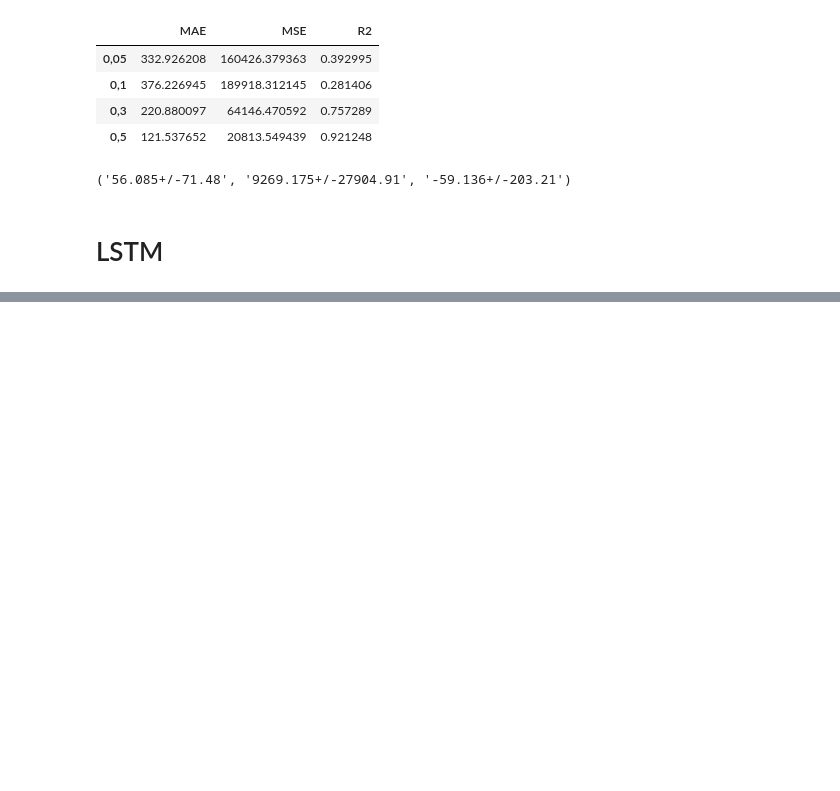
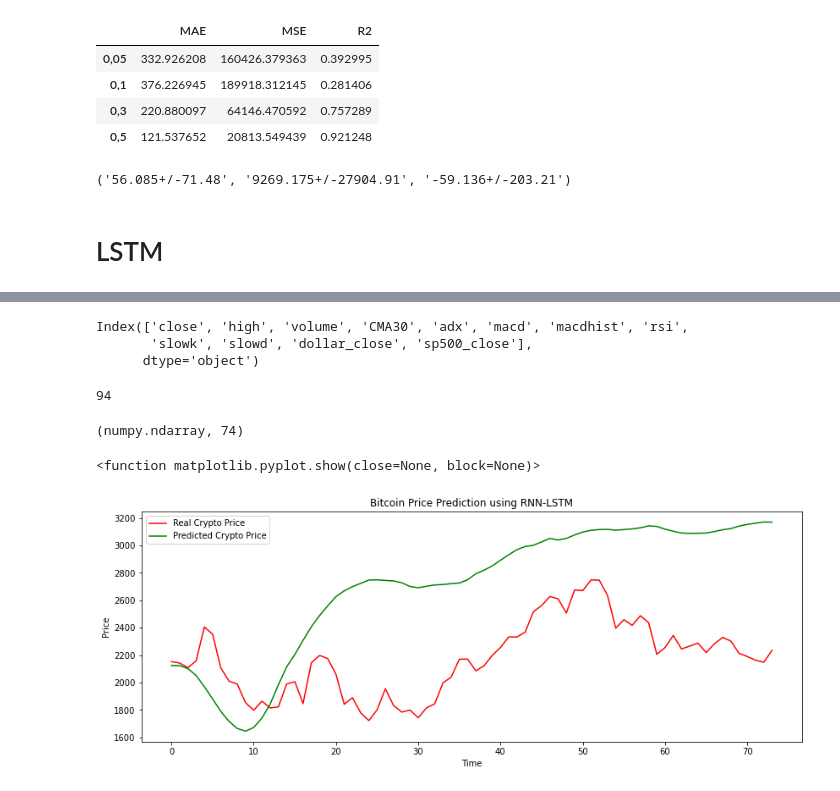
Before and after one commit to diogobulhosa/BC4, a Jupyter notebook: notebooks/nb-eth.ipynb, the cells around one changed output, grey strips where cells are left out. Cells and saved outputs as stored; diff of their text form; code cells hidden in the pictures; blank space fills up the shorter version.

```diff
--- a/notebooks/nb-eth.ipynb
+++ b/notebooks/nb-eth.ipynb
@@ -1235,0 +1290,44 @@ ValueError: Length of values (839) does not match length of index (899)
+# %%
+df.columns
+# %% [output]
+Index(['close', 'high', 'volume', 'CMA30', 'adx', 'macd', 'macdhist', 'rsi',
+       'slowk', 'slowd', 'dollar_close', 'sp500_close'],
+      dtype='object')
+# %%
+inputs = scaler.transform(df)
+# %%
+len(inputs)
+# %% [output]
+94
+# %%
+X_test = []
+Y_test = []
+
+for i in range (days, inputs.shape[0]):
+    X_test.append(inputs[i-days:i])
+    Y_test.append(inputs[i, 0])
+
+X_test, Y_test = np.array(X_test), np.array(Y_test)
+Y_pred = model.predict(X_test)
+scaler_feats = scaler.scale_
+# %%
+type(Y_pred), len(Y_pred)
+# %% [output]
+(numpy.ndarray, 74)
+# %%
+scale = 1/scaler_feats[0]
+# %%
+Y_test = Y_test*scale
+Y_pred = Y_pred*scale
+# %%
+plt.figure(figsize=(14,5))
+plt.plot(Y_test, color = 'red', label = 'Real Crypto Price')
+plt.plot(Y_pred, color = 'green', label = 'Predicted Crypto Price')
+plt.title('Bitcoin Price Prediction using RNN-LSTM')
+plt.xlabel('Time')
+plt.ylabel('Price')
+plt.legend()
+plt.show
+# %% [output]
+<function matplotlib.pyplot.show(close=None, block=None)>
+[figure, added]
```
Also changed, not shown: parts of 31 cells of this notebook, 27 other files.
